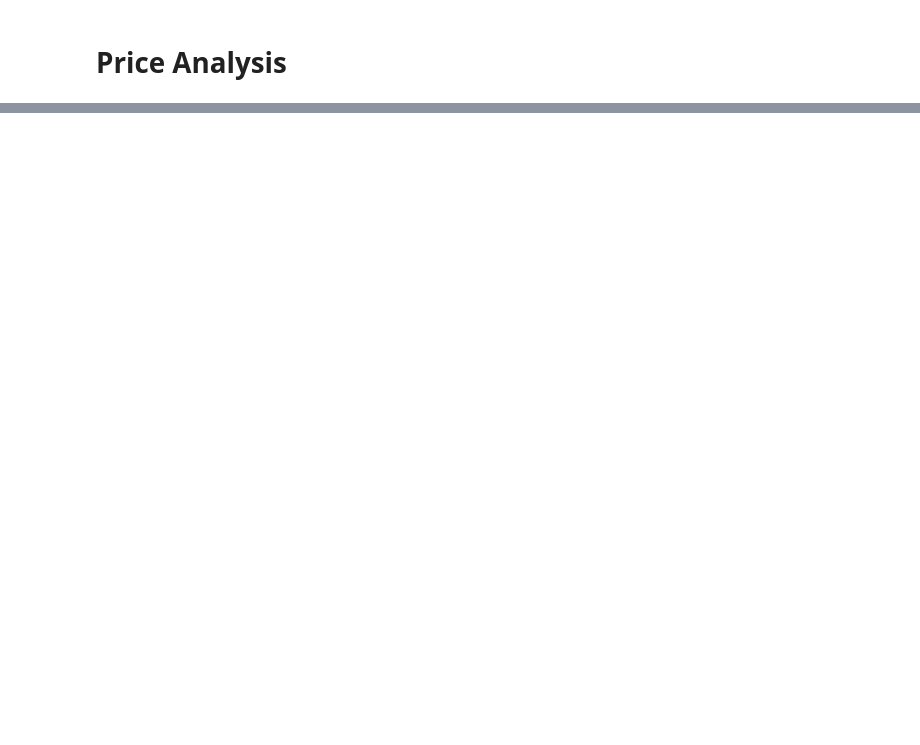
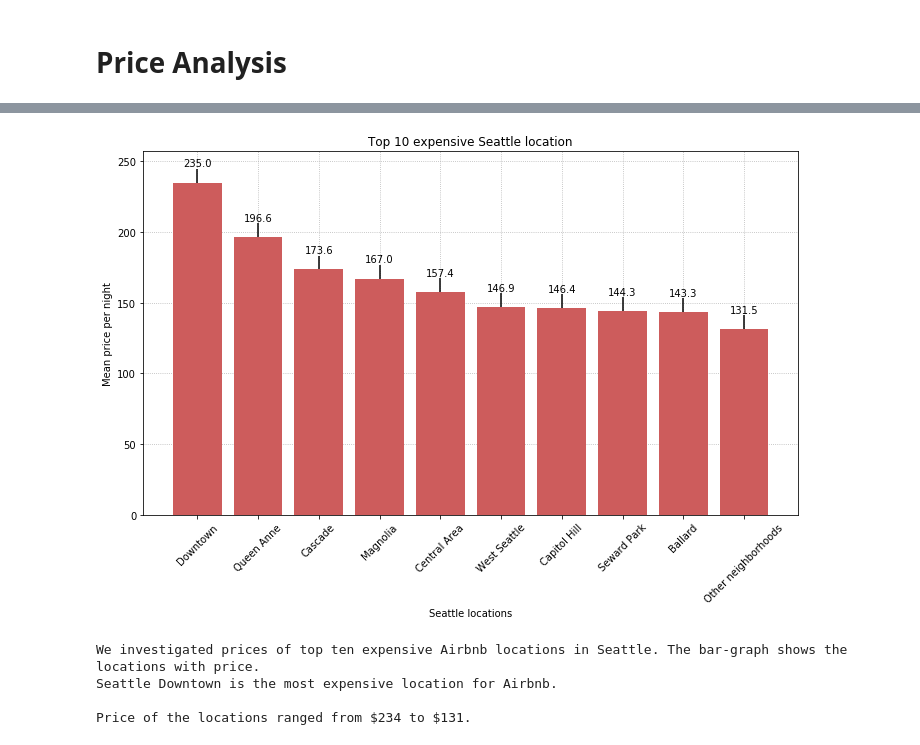
Before and after one commit to limbz-sami/ETL_project, a Jupyter notebook: ETL_python.ipynb, the cells around one changed output, grey strips where cells are left out. Drawn from its saved outputs; the diff is of its cells as text; code cells hidden in the pictures; blank space fills up the shorter version.

```diff
--- a/ETL_python.ipynb
+++ b/ETL_python.ipynb
@@ -191,0 +182,6 @@ grouped_loc.mean()
+# %%
+# Top 10 location based on mean price
+grouped_loc = price_df.groupby(['neighbourhood_group']).mean().reset_index()
+locations_price = (grouped_loc.sort_values('mean_price', ascending=False))
+top_location = locations_price.head(10)
+top_location
@@ -191,0 +200,49 @@ grouped_loc.mean()
+# %%
+# defining variables
+price = top_location['mean_price'].tolist()
+location = top_location['neighbourhood_group'].tolist()
+error = (top_location['mean_price'].sem()).tolist()
+
+#Bar chart
+fig, ax = plt.subplots(figsize = (10,7))
+x_axis = np.arange(len(location))
+ax.set_xticks(x_axis)
+ax.set_xticklabels(location, rotation = 45)
+plt.grid(linestyle='dotted', zorder=0)
+
+rects = ax.bar(x_axis, price, width=0.8, color = 'indianred', yerr = error, zorder = 2)
+
+plt.xlabel('Seattle locations')
+plt.ylabel('Mean price per night')
+plt.title('Top 10 expensive Seattle location')
+
+#label bars
+def autolabel(rects):
+    for rect in rects:
+        height = rect.get_height()
+        ax.text(rect.get_x() + rect.get_width()/2, height + 10, round(height,1),
+        ha = 'center', va = 'bottom', alpha = 2)
+autolabel(rects)
+
+#save and show figure
+plt.tight_layout()
+img_path = os.path.join('Figures', 'Location_vs_price.png')
+plt.savefig(img_path)
+plt.show()
+
+# Observations
+
+print('''
+
+We investigated prices of top ten expensive Airbnb locations in Seattle. The bar-graph shows the locations with price.
+Seattle Downtown is the most expensive location for Airbnb.
+
+Price of the locations ranged from $234 to $131.
+
+''')
+# %% [output]
+[figure, added]
+We investigated prices of top ten expensive Airbnb locations in Seattle. The bar-graph shows the locations with price.
+Seattle Downtown is the most expensive location for Airbnb.
+
+Price of the locations ranged from $234 to $131.
```
Also changed, not shown: parts of 17 cells of this notebook.
